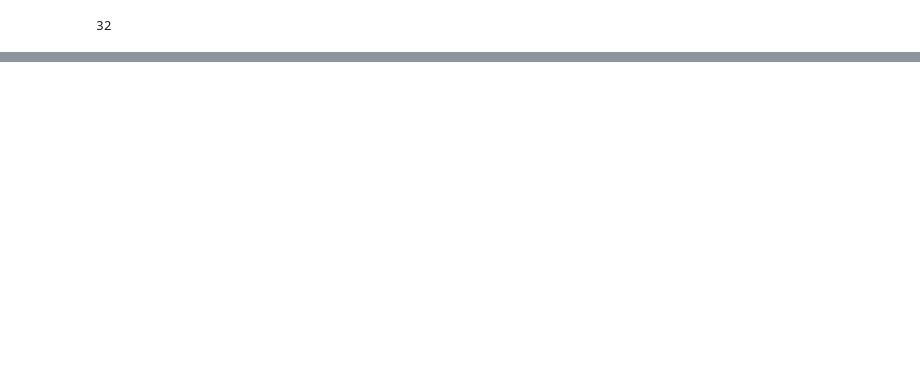
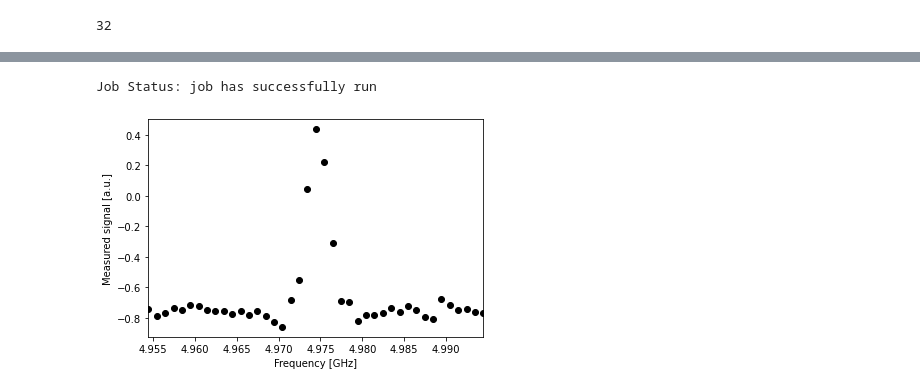
Before and after one commit to ignigoliz/HahnEchoes, a Jupyter notebook: PulseSandbox.ipynb, the cells around one changed output, grey strips where cells are left out. Cells and saved outputs as stored; diff of their text form; code cells hidden in the pictures; blank space fills up the shorter version.

```diff
--- a/PulseSandbox.ipynb
+++ b/PulseSandbox.ipynb
@@ -117,0 +125,37 @@ schedule.draw(label=True, scaling=0.8)
+# %%
+from qiskit import assemble
+
+num_shots_per_frequency = 1024
+frequency_sweep_program = assemble(schedule,
+                                   backend=backend,
+                                   meas_level=1,
+                                   meas_return='avg',
+                                   shots=num_shots_per_frequency,
+                                   schedule_los=schedule_frequencies)
+# %%
+job = backend.run(frequency_sweep_program)
+# %%
+# print(job.job_id())
+from qiskit.tools.monitor import job_monitor
+job_monitor(job)
+# %% [output]
+Job Status: job has successfully run
+# %%
+frequency_sweep_results = job.result(timeout=120) # timeout parameter set to 120 seconds
+# %%
+import matplotlib.pyplot as plt
+
+sweep_values = []
+for i in range(len(frequency_sweep_results.results)):
+    # Get the results from the ith experiment
+    res = frequency_sweep_results.get_memory(i)*scale_factor
+    # Get the results for `qubit` from this experiment
+    sweep_values.append(res[qubit])
+
+plt.scatter(frequencies_GHz, np.real(sweep_values), color='black') # plot real part of sweep values
+plt.xlim([min(frequencies_GHz), max(frequencies_GHz)])
+plt.xlabel("Frequency [GHz]")
+plt.ylabel("Measured signal [a.u.]")
+plt.show()
+# %% [output]
+[figure, added]
```
Also changed, not shown: parts of 61 cells of this notebook, 1 other file.
